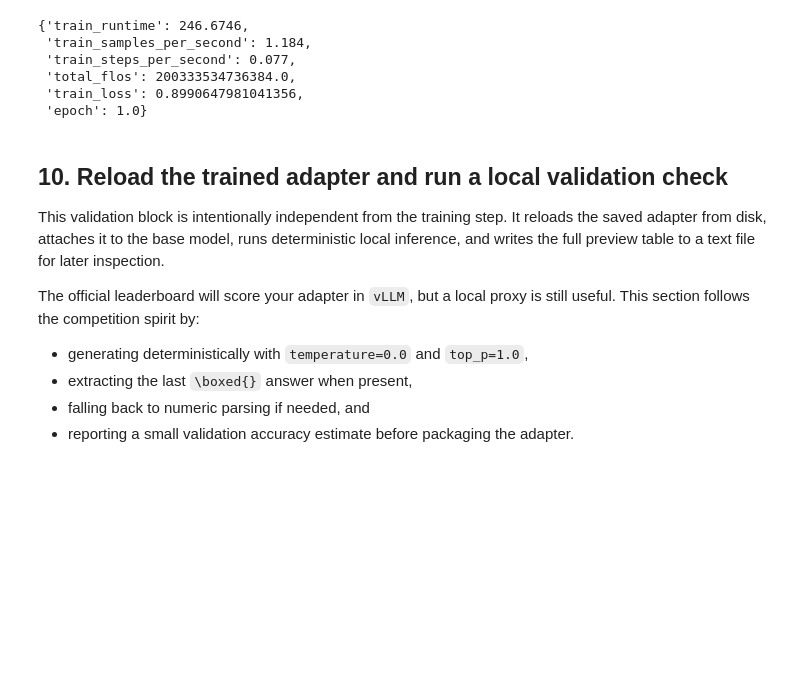
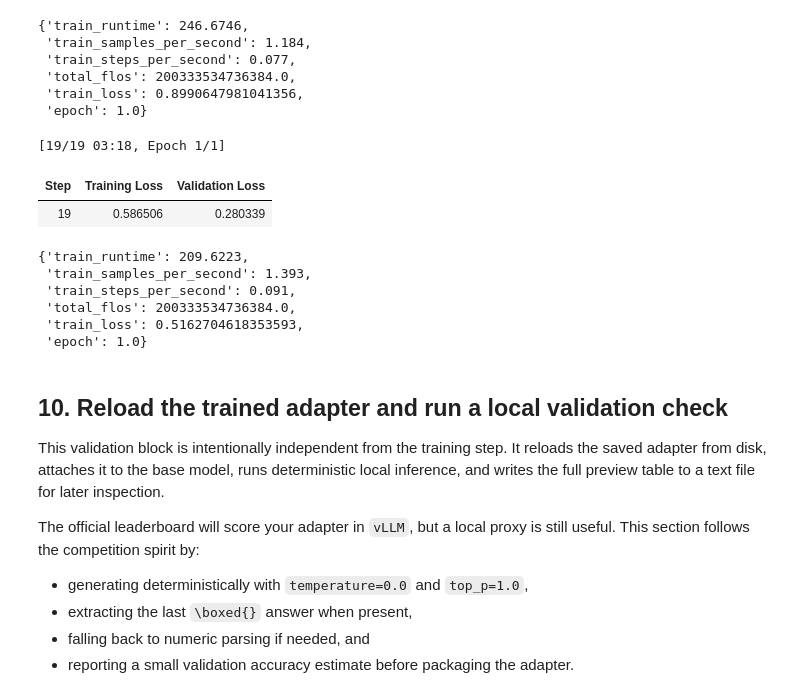
Before and after one commit to karthiknagar16/GoogleColab-Finetuning-n-RL-LLM-unsloth, a Jupyter notebook: sft-NVIDIA-Nemotron-Model-Reasoning.ipynb, the cells around one changed output. Drawn from its saved outputs; the diff is of its cells as text; code cells hidden in the pictures; blank space fills up the shorter version.

```diff
--- a/sft-NVIDIA-Nemotron-Model-Reasoning.ipynb
+++ b/sft-NVIDIA-Nemotron-Model-Reasoning.ipynb
@@ -450,6 +450,26 @@ metrics
  'total_flos': 200333534736384.0,
  'train_loss': 0.8990647981041356,
  'epoch': 1.0}
+# %%
+train_result = trainer.train()
+trainer.save_model(str(ADAPTER_DIR))
+tokenizer.save_pretrained(str(ADAPTER_DIR))
+
+metrics = train_result.metrics
+with open(OUTPUT_DIR / "train_metrics.json", "w") as f:
+    json.dump(metrics, f, indent=2)
+
+metrics
+# %% [output]
+[19/19 03:18, Epoch 1/1]
+| Step | Training Loss | Validation Loss |
+| 19 | 0.586506 | 0.280339 |
+{'train_runtime': 209.6223,
+ 'train_samples_per_second': 1.393,
+ 'train_steps_per_second': 0.091,
+ 'total_flos': 200333534736384.0,
+ 'train_loss': 0.5162704618353593,
+ 'epoch': 1.0}
 # %% [markdown]
 ## 10. Reload the trained adapter and run a local validation check
 
```
Also changed, not shown: parts of 2 cells of this notebook.
